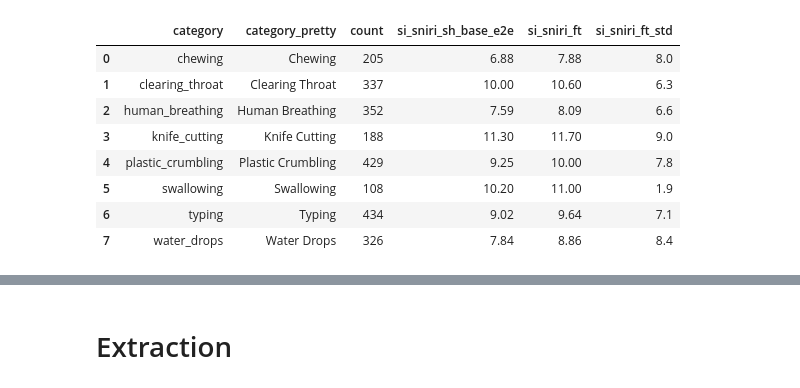
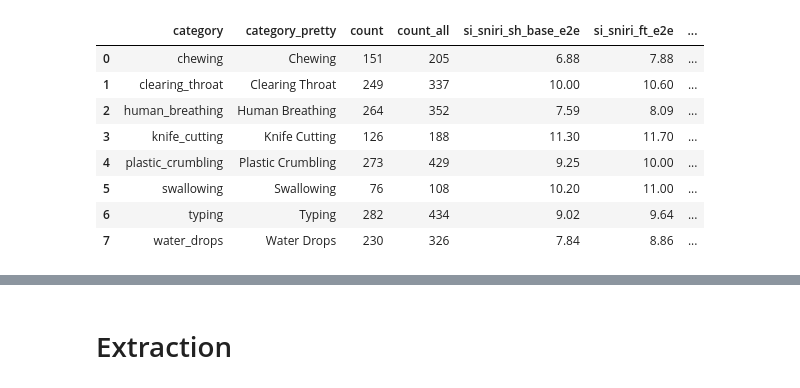
Before and after one commit to LukasFT/misophonia, a Jupyter notebook: notebooks/analysis/plot_per_category.ipynb, the cells around one changed output, grey strips where cells are left out. Saved outputs shown, nothing was run; the diff lists cells and outputs as text; code cells hidden in the pictures.

```diff
--- a/notebooks/analysis/plot_per_category.ipynb
+++ b/notebooks/analysis/plot_per_category.ipynb
@@ -28,55 +28,92 @@ category_pretty = {
     "typing": "Typing",
     "water_drops": "Water Drops",
 }
-source_sound_dist = {
+source_sound_dist_all = {
     "chewing": 205,
     "clearing_throat": 337,
     "human_breathing": 352,
     "knife_cutting": 188,
     "plastic_crumbling": 429,
     "swallowing": 108,
     "typing": 434,
     "water_drops": 326,
+}
+source_sound_dist_train = {
+    "chewing": 151,
+    "clearing_throat": 249,
+    "human_breathing": 264,
+    "knife_cutting": 126,
+    "plastic_crumbling": 273,
+    "swallowing": 76,
+    "typing": 282,
+    "water_drops": 230,
 }
 si_sniri_sh_base_e2e = {
     "chewing": 6.88,
     "clearing_throat": 10.0,
     "human_breathing": 7.59,
     "knife_cutting": 11.3,
     "plastic_crumbling": 9.25,
     "swallowing": 10.2,
     "typing": 9.02,
     "water_drops": 7.84,
 }
-si_sniri_ft = {
+si_sniri_ft_e2e = {
     "chewing": (7.88, 8.0),
     "clearing_throat": (10.6, 6.3),
     "human_breathing": (8.09, 6.6),
     "knife_cutting": (11.7, 9.0),
     "plastic_crumbling": (10.0, 7.8),
-    "swallowing": (11.0, 1.9),
+    "swallowing": (11.0, 7.9),
     "typing": (9.64, 7.1),
     "water_drops": (8.86, 8.4),
 }
+si_sniri_ft_ex2s = {
+    "chewing": (7.19, 7.5),
+    "clearing_throat": (10.3, 5.9),
+    "human_breathing": (7.80, 6.1),
+    "knife_cutting": (10.6, 8.1),
+    "plastic_crumbling": (9.34, 7.4),
+    "swallowing": (10.6, 7.8),
+    "typing": (9.17, 6.8),
+    "water_drops": (8.27, 8.4),
+}
+si_sniri_ft_le = {
+    "chewing": (0.946, 8.9),
+    "clearing_throat": (4.72, 6.9),
+    "human_breathing": (0.286, 6.2),
+    "knife_cutting": (6.14, 9.1),
+    "plastic_crumbling": (4.62, 9.1),
+    "swallowing": (5.94, 8.5),
+    "typing": (5.44, 7.2),
+    "water_drops": (4.15, 7.8),
+}
 subtract_data = pd.DataFrame(
     {
-        "category": list(sorted(source_sound_dist.keys())),
-        "category_pretty": [category_pretty[k] for k in sorted(source_sound_dist.keys())],
-        "count": [source_sound_dist[k] for k in sorted(source_sound_dist.keys())],
-        "si_sniri_sh_base_e2e": [si_sniri_sh_base_e2e[k] for k in sorted(source_sound_dist.keys())],
-        "si_sniri_ft": [si_sniri_ft[k][0] for k in sorted(source_sound_dist.keys())],
-        "si_sniri_ft_std": [si_sniri_ft[k][1] for k in sorted(source_sound_dist.keys())],
+        "category": list(sorted(category_pretty.keys())),
+        "category_pretty": [category_pretty[k] for k in sorted(category_pretty.keys())],
+        "count": [source_sound_dist_train[k] for k in sorted(category_pretty.keys())],
+        "count_all": [source_sound_dist_all[k] for k in sorted(category_pretty.keys())],
+        "si_sniri_sh_base_e2e": [si_sniri_sh_base_e2e[k] for k in sorted(category_pretty.keys())],
+        "si_sniri_ft_e2e": [si_sniri_ft_e2e[k][0] for k in sorted(category_pretty.keys())],
+        "si_sniri_ft_e2e_std": [si_sniri_ft_e2e[k][1] for k in sorted(category_pretty.keys())],
+        "si_sniri_ft_ex2s": [si_sniri_ft_ex2s[k][0] for k in sorted(category_pretty.keys())],
+        "si_sniri_ft_ex2s_std": [si_sniri_ft_ex2s[k][1] for k in sorted(category_pretty.keys())],
+        "si_sniri_ft_le": [si_sniri_ft_le[k][0] for k in sorted(category_pretty.keys())],
+        "si_sniri_ft_le_std": [si_sniri_ft_le[k][1] for k in sorted(category_pretty.keys())],
     }
 )
+subtract_data["pct_train"] = subtract_data["count"] / subtract_data["count_all"]
+subtract_data["le_ft_diff"] = subtract_data["si_sniri_ft_ex2s"] - subtract_data["si_sniri_ft_le"]
 subtract_data
 # %% [output]
-|  | category | category_pretty | count | si_sniri_sh_base_e2e | si_sniri_ft | si_sniri_ft_std |
-| 0 | chewing | Chewing | 205 | 6.88 | 7.88 | 8.0 |
-| 1 | clearing_throat | Clearing Throat | 337 | 10.00 | 10.60 | 6.3 |
-| 2 | human_breathing | Human Breathing | 352 | 7.59 | 8.09 | 6.6 |
-| 3 | knife_cutting | Knife Cutting | 188 | 11.30 | 11.70 | 9.0 |
-| 4 | plastic_crumbling | Plastic Crumbling | 429 | 9.25 | 10.00 | 7.8 |
-| 5 | swallowing | Swallowing | 108 | 10.20 | 11.00 | 1.9 |
-| 6 | typing | Typing | 434 | 9.02 | 9.64 | 7.1 |
-| 7 | water_drops | Water Drops | 326 | 7.84 | 8.86 | 8.4 |
+|  | category | category_pretty | count | count_all | si_sniri_sh_base_e2e | si_sniri_ft_e2e | ... |
+| 0 | chewing | Chewing | 151 | 205 | 6.88 | 7.88 | ... |
+| 1 | clearing_throat | Clearing Throat | 249 | 337 | 10.00 | 10.60 | ... |
+| 2 | human_breathing | Human Breathing | 264 | 352 | 7.59 | 8.09 | ... |
+| 3 | knife_cutting | Knife Cutting | 126 | 188 | 11.30 | 11.70 | ... |
+| 4 | plastic_crumbling | Plastic Crumbling | 273 | 429 | 9.25 | 10.00 | ... |
+| 5 | swallowing | Swallowing | 76 | 108 | 10.20 | 11.00 | ... |
+| 6 | typing | Typing | 282 | 434 | 9.02 | 9.64 | ... |
+| 7 | water_drops | Water Drops | 230 | 326 | 7.84 | 8.86 | ... |
 # %%
```
Also changed, not shown: parts of 15 cells of this notebook, 2 other files.
